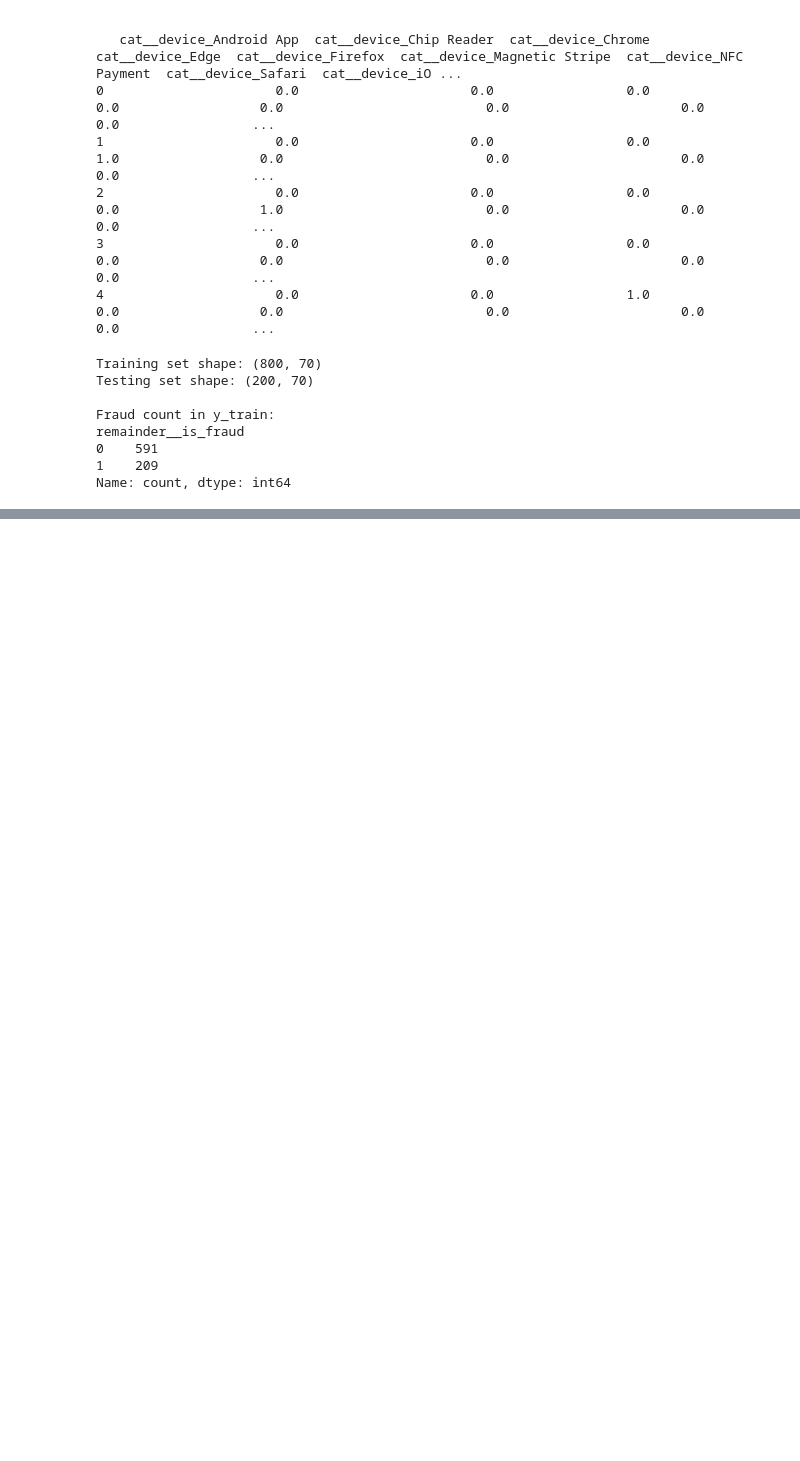
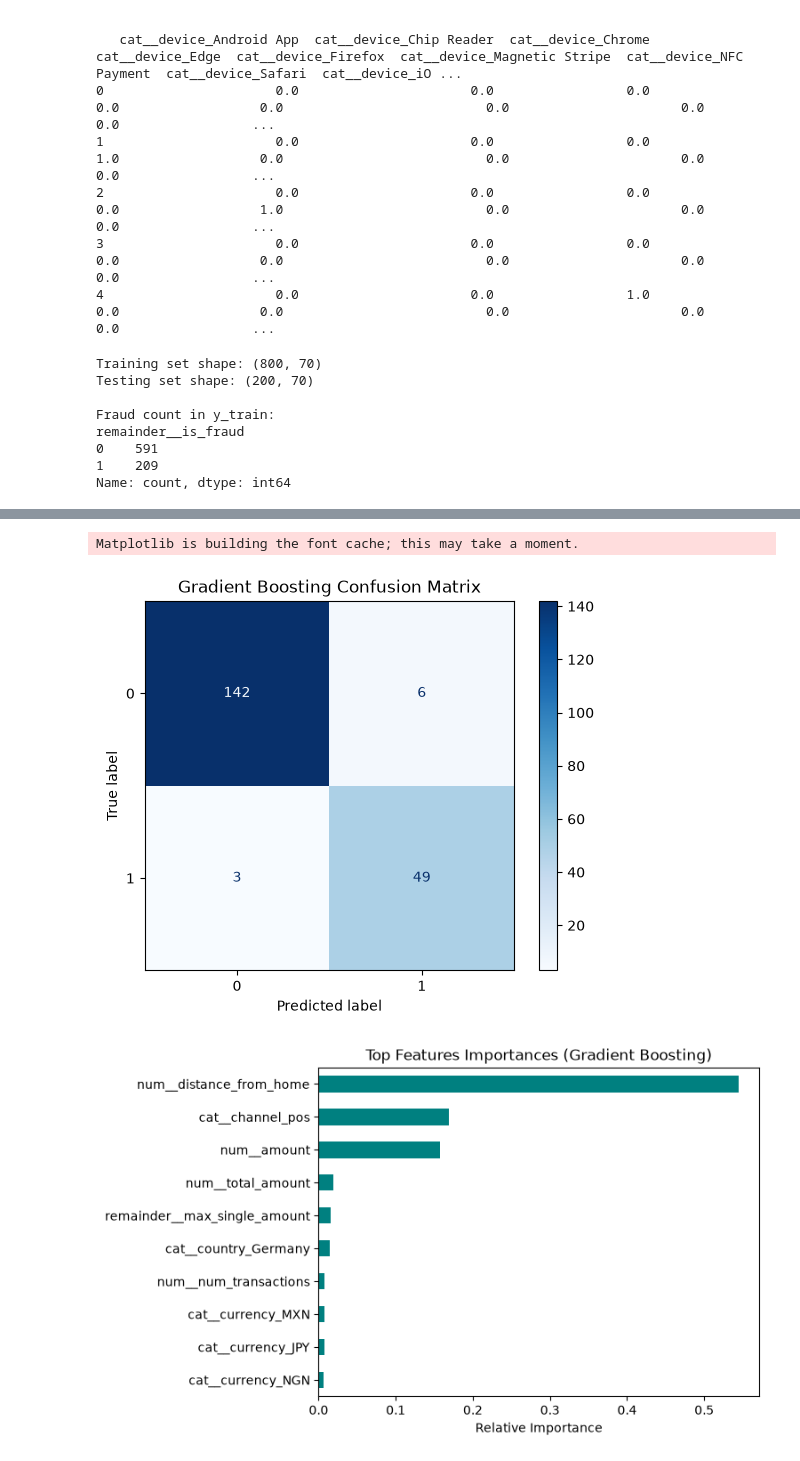
Before and after one commit to xskexn/Personal-Expense-Categoriser, a Jupyter notebook: explorations/exploration.ipynb, the cells around one changed output, grey strips where cells are left out. Saved outputs shown, nothing was run; the diff lists cells and outputs as text; code cells hidden in the pictures; blank space fills up the shorter version.

```diff
--- a/explorations/exploration.ipynb
+++ b/explorations/exploration.ipynb
@@ -172,0 +209,21 @@ GradientBoostingClassifier(random_state=12)
+# %%
+import matplotlib.pyplot as plt
+import pandas as pd
+from sklearn.metrics import ConfusionMatrixDisplay
+
+# confustion matrix for gradient boosting
+ConfusionMatrixDisplay.from_estimator(gb_model, X_test, y_test, cmap='Blues')
+plt.title("Gradient Boosting Confusion Matrix")
+plt.show()
+
+# important features display
+feature_importances = pd.Series(gb_model.feature_importances_, index=X_train.columns)
+feature_importances.nlargest(10).plot(kind='barh', color='teal')
+plt.title("Top Features Importances (Gradient Boosting)")
+plt.xlabel("Relative Importance")
+plt.gca().invert_yaxis()
+plt.show()
+# %% [output]
+Matplotlib is building the font cache; this may take a moment.
+[figure, added]
+[figure, added]
```
Also changed, not shown: parts of 3 cells of this notebook.
